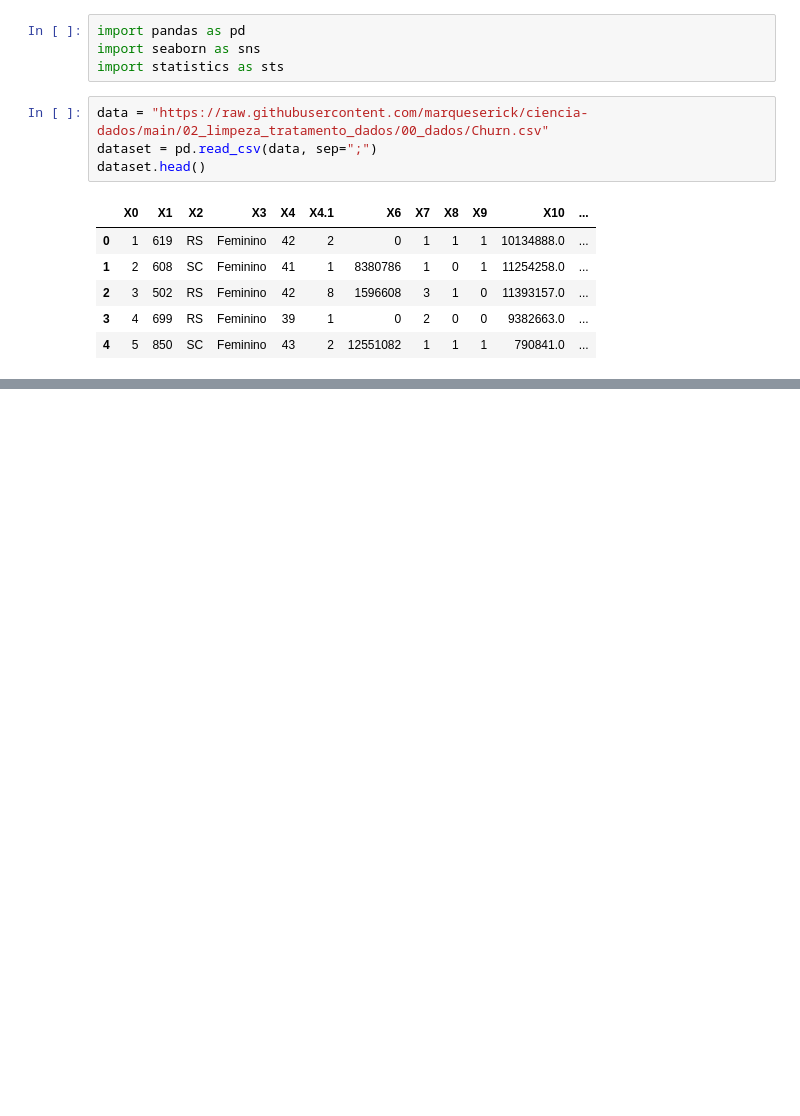
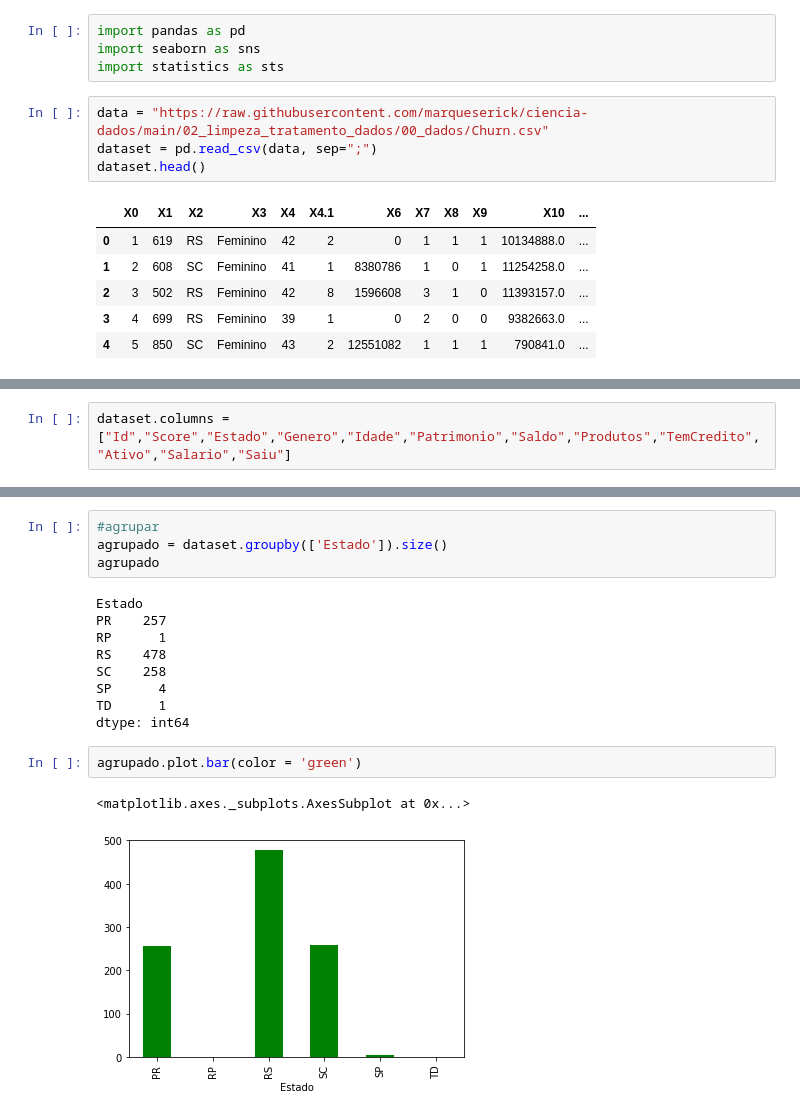
Before and after one commit to marqueserick/ciencia-dados, a Jupyter notebook: 02_limpeza_tratamento_dados/01_limpeza_tratamento.ipynb, the cells around one changed output, grey strips where cells are left out. Drawn from its saved outputs; the diff is of its cells as text; blank space fills up the shorter version.

```diff
--- a/02_limpeza_tratamento_dados/01_limpeza_tratamento.ipynb
+++ b/02_limpeza_tratamento_dados/01_limpeza_tratamento.ipynb
@@ -17,0 +22,2 @@ dataset.head()
+# %%
+dataset.columns = ["Id","Score","Estado","Genero","Idade","Patrimonio","Saldo","Produtos","TemCredito","Ativo","Salario","Saiu"]
@@ -17,0 +33,18 @@ dataset.head()
+# %%
+#agrupar
+agrupado = dataset.groupby(['Estado']).size()
+agrupado
+# %% [output]
+Estado
+PR    257
+RP      1
+RS    478
+SC    258
+SP      4
+TD      1
+dtype: int64
+# %%
+agrupado.plot.bar(color = 'green')
+# %% [output]
+<matplotlib.axes._subplots.AxesSubplot at 0x...>
+[figure, added]
```
Also changed, not shown: parts of 21 cells of this notebook.
